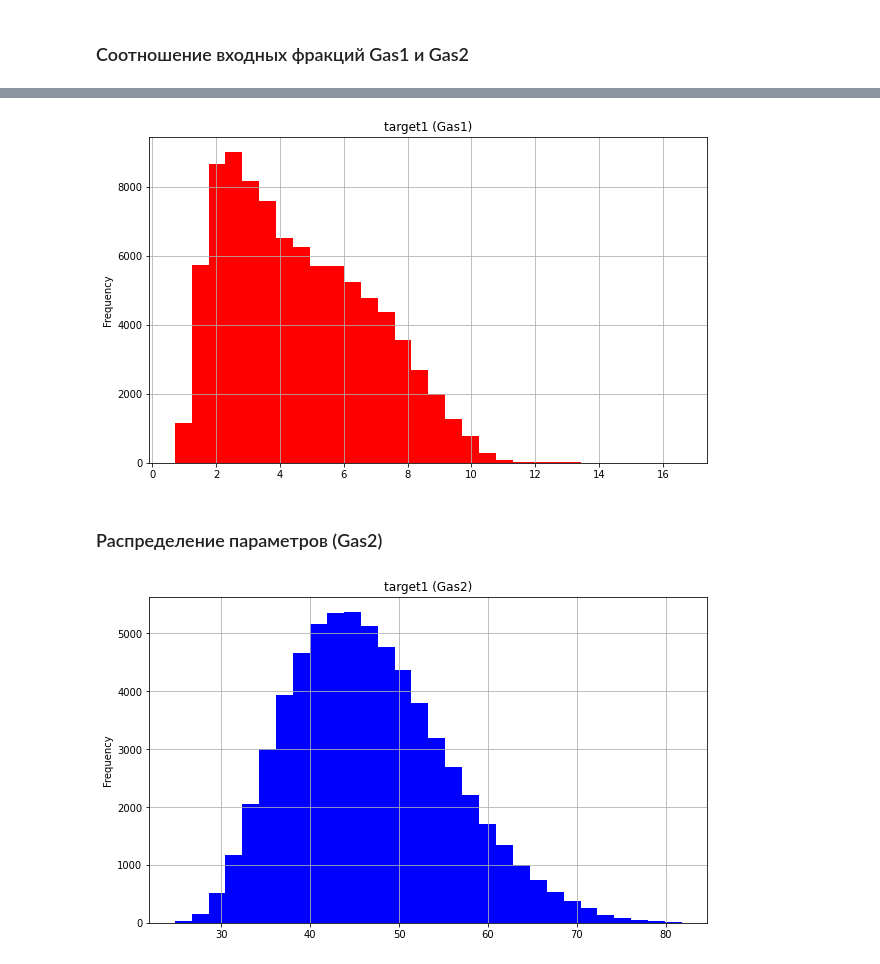
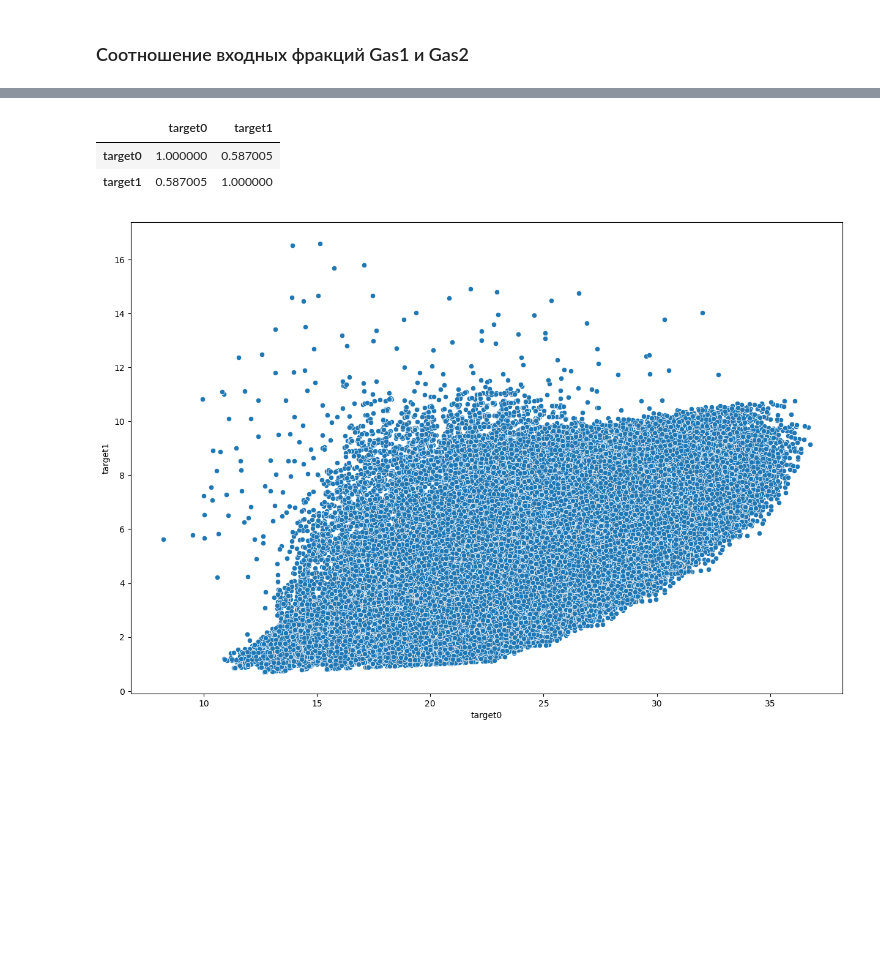
Before and after one commit to rafferti95/My-projects, a Jupyter notebook: 4_SIBUR challenge/SIBUR_Challenge.ipynb, the cells around one changed output, grey strips where cells are left out. Saved outputs shown, nothing was run; the diff lists cells and outputs as text; code cells hidden in the pictures; blank space fills up the shorter version.

```diff
--- a/4_SIBUR challenge/SIBUR_Challenge.ipynb
+++ b/4_SIBUR challenge/SIBUR_Challenge.ipynb
@@ -307,6 +245,0 @@ def params(columns):
-# %%
-params('target1')
-# %% [output]
-[figure, removed]
-# %% [markdown]
-### Распределение параметров (Gas2)
@@ -323,4 +246,34 @@ def params(columns):
-# %%
-params('target1')
-# %% [output]
-[figure, removed]
+# %%
+def scatter_plot(x, y, type_gas):
+    fig, axes = plt.subplots(nrows = 1, ncols = 1, figsize = (15, 10))
+
+    if type_gas == 'gas1+gas2':
+        sns.scatterplot(
+            data = data_set,
+            x = x,
+            y = y
+        )
+        display(data_set[[x, y]].corr())
+
+    elif type_gas == 'gas1':
+        sns.scatterplot(
+            data = data_gas1,
+            x = x,
+            y = y
+        )
+        display(data_gas1[[x, y]].corr())
+
+    else:
+        sns.scatterplot(
+            data = data_gas2,
+            x = x,
+            y = y
+        )
+        display(data_gas2[[x, y]].corr())
+# %%
+scatter_plot('target0', 'target1', 'gas1')
+# %% [output]
+|  | target0 | target1 |
+| target0 | 1.000000 | 0.587005 |
+| target1 | 0.587005 | 1.000000 |
+[figure, added]
```
Also changed, not shown: parts of 24 cells of this notebook.
